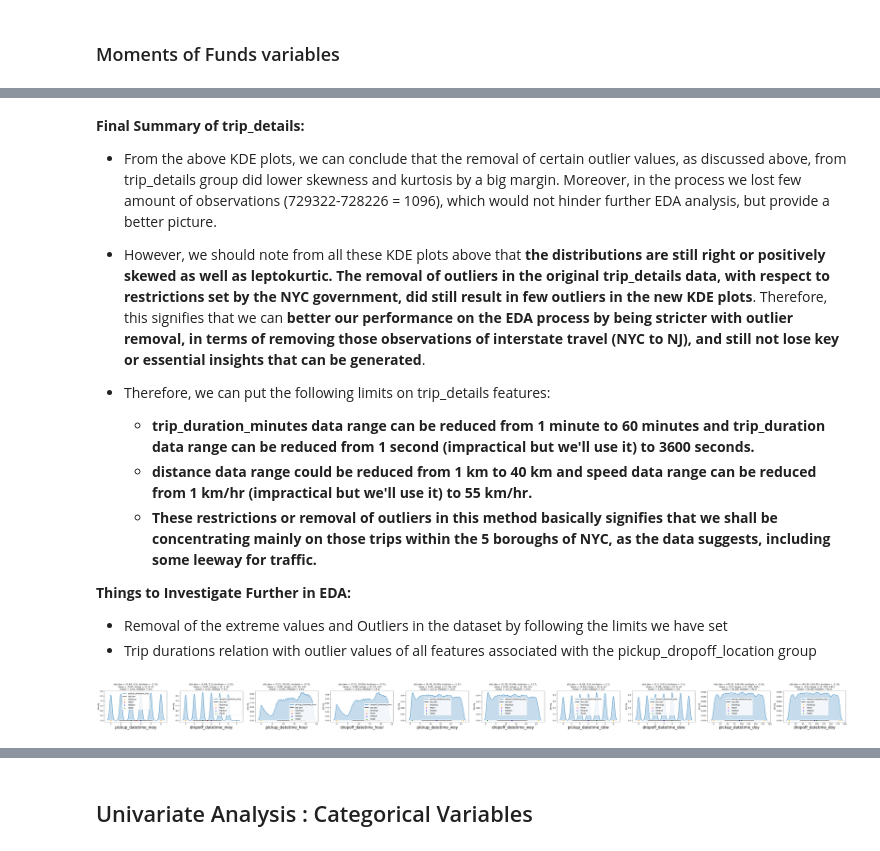
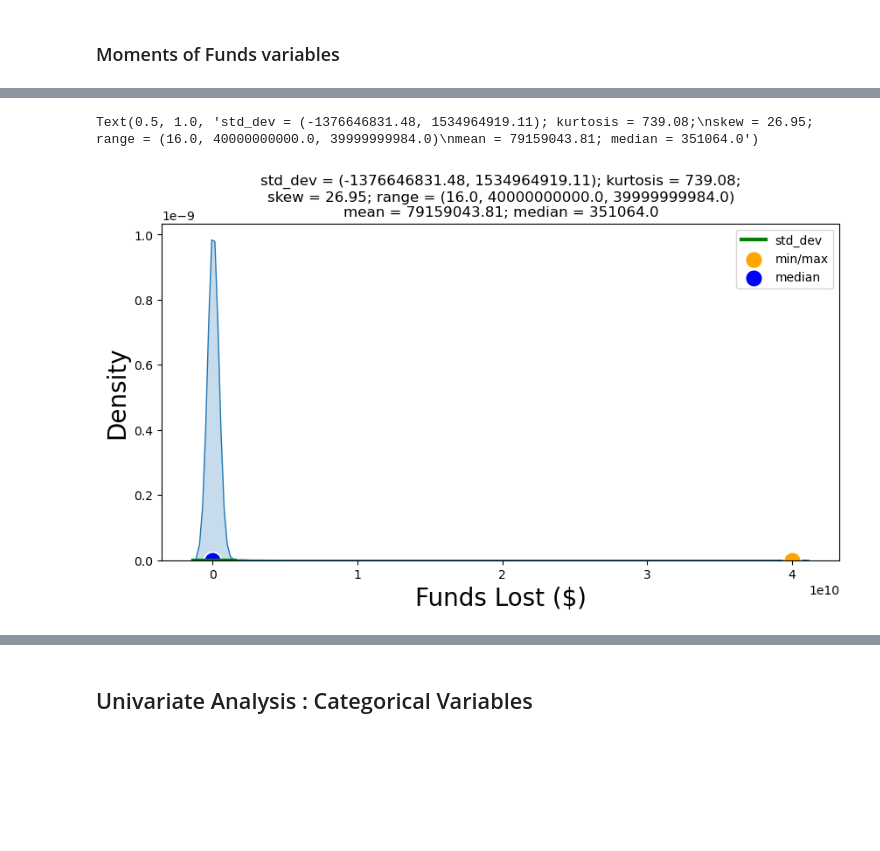
Before and after one commit to anly501/anly-501-project-TegveerG, a Jupyter notebook: codes/Exploring_Data/EDA_REKT_Record_Data.ipynb, the cells around one changed output, grey strips where cells are left out. Cells and saved outputs as stored; diff of their text form; code cells hidden in the pictures; blank space fills up the shorter version.

```diff
--- a/codes/Exploring_Data/EDA_REKT_Record_Data.ipynb
+++ b/codes/Exploring_Data/EDA_REKT_Record_Data.ipynb
@@ -568,20 +44,46 @@ UVA_numeric(td_data,trip_details)
-# %% [markdown]
-**Final Summary of trip_details:**
-
-*    From the above KDE plots, we can conclude that the removal of certain outlier values, as discussed above, from trip_details group did lower skewness and kurtosis by a big margin. Moreover, in the process we lost few amount of observations (729322-728226 = 1096), which would not hinder further EDA analysis, but provide a better picture.
-
-*    However, we should note from all these KDE plots above that **the distributions are still right or positively skewed as well as leptokurtic. The removal of outliers in the original trip_details data, with respect to restrictions set by the NYC government, did still result in few outliers in the new KDE plots**. Therefore, this signifies that we can **better our performance on the EDA process by being stricter with outlier removal, in terms of removing those observations of interstate travel (NYC to NJ), and still not lose key or essential insights that can be generated**.
-
-*    Therefore, we can put the following limits on trip_details features:
-     *    **trip_duration_minutes data range can be reduced from 1 minute to 60 minutes and trip_duration data range can be reduced from 1 second (impractical but we'll use it) to 3600 seconds.**
-     *    **distance data range could be reduced from 1 km to 40 km and speed data range can be reduced from 1 km/hr (impractical but we'll use it) to 55 km/hr.**
-     *    **These restrictions or removal of outliers in this method basically signifies that we shall be concentrating mainly on those trips within the 5 boroughs of NYC, as the data suggests, including some leeway for traffic.**
-
-**Things to Investigate Further in EDA:**
-*    Removal of the extreme values and Outliers in the dataset by following the limits we have set
-*    Trip durations relation with outlier values of all features associated with the pickup_dropoff_location group
-# %%
-#Plotting the distributions again to see the effect of replacing incorrect values
-UVA_numeric(data,pickup_dropoff_time)
-# %% [output]
-[figure, removed]
+# %%
+mini = REKT_df['funds_lost_USD'].min()
+maxi = REKT_df['funds_lost_USD'].max()
+ran = REKT_df['funds_lost_USD'].max()-REKT_df['funds_lost_USD'].min()
+mean = REKT_df['funds_lost_USD'].mean()
+median = REKT_df['funds_lost_USD'].median()
+st_dev = REKT_df['funds_lost_USD'].std()
+skew = REKT_df['funds_lost_USD'].skew()
+kurt = REKT_df['funds_lost_USD'].kurtosis()
+
+# calculating points of standard deviation
+
+points = mean-st_dev, mean+st_dev
+
+plt.figure(figsize=(10,5))
+
+plt.subplot(1,1,1)
+sns.kdeplot(REKT_df['funds_lost_USD'], shade=True)
+#sns.histplot(data=REKT_df, x='funds_lost_USD', kde=True, fill=False)
+sns.lineplot(points, [0,0], color = 'green', label = "std_dev", lw=3)
+sns.scatterplot([mini,maxi], [0,0], color = 'orange', label = "min/max", s=200)
+#sns.scatterplot([mean], [0], color = 'red', label = "mean", s=200)
+sns.scatterplot([median], [0], color = 'blue', label = "median", s=200)
+plt.xlabel('Funds Lost ($)', fontsize = 20)
+plt.ylabel('Density', fontsize = 20)
+plt.title('std_dev = {}; kurtosis = {};\nskew = {}; range = {}\nmean = {}; median = {}'.format((round(points[0],2),round(points[1],2)),
+                                                                                                round(kurt,2),
+                                                                                                round(skew,2),
+                                                                                                (round(mini,2),round(maxi,2),round(ran,2)),
+                                                                                                round(mean,2),
+                                                                                                round(median,2)))
+
+
+# plt.figure(figsize=(10,5))
+# ax=sns.histplot(data=REKT_df, x='funds_lost_USD', kde=True, fill=False)
+# plt.title('Histogram of Sales Price')
+# # Set x-axis label
+# plt.xlabel('Funds Lost in $')
+# # Set y-axis label
+# plt.ylabel('Count')
+# # fig = ax.get_figure()
+# # fig.savefig('images/lab-2.2_SalesPriceHistogram.pdf')
+# # fig.savefig('images/lab-2.2_SalesPriceHistogram.jpg')
+# %% [output]
+Text(0.5, 1.0, 'std_dev = (-1376646831.48, 1534964919.11); kurtosis = 739.08;\nskew = 26.95; range = (16.0, 40000000000.0, 39999999984.0)\nmean = 79159043.81; median = 351064.0')
+[figure, added]
```
Also changed, not shown: parts of 107 cells of this notebook, 14 other files.
